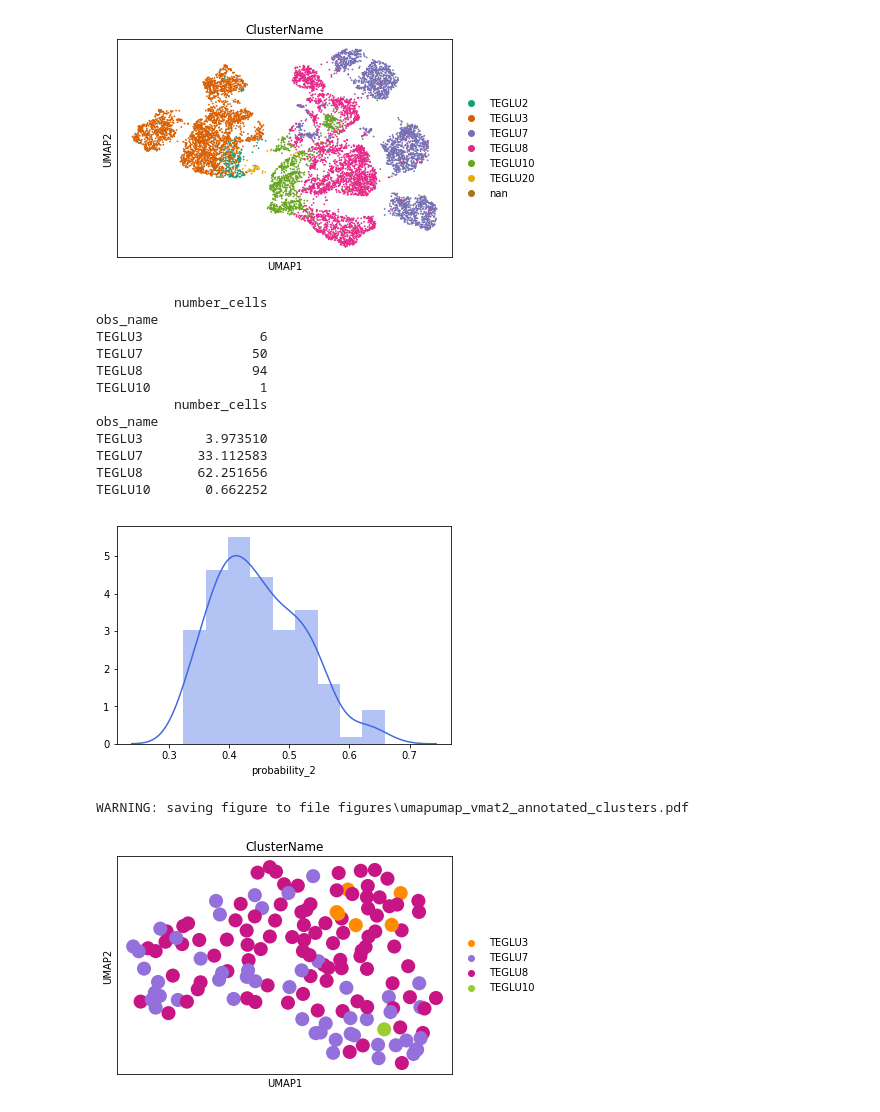
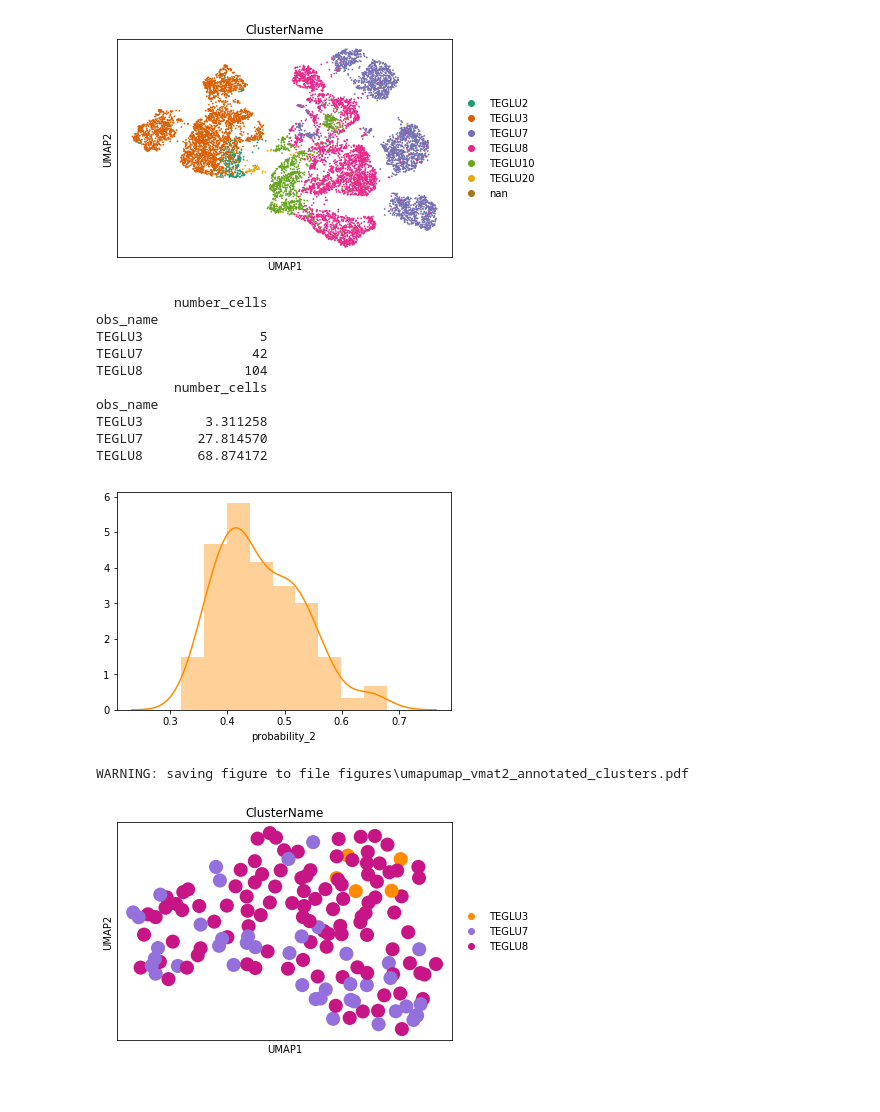
Before and after one commit to HannahBanarne/Somatosensory-cortical-Vmat2-analysis, a Jupyter notebook: Vmat2 cortical analysis.ipynb, the cells around one changed output. Saved outputs shown, nothing was run; the diff lists cells and outputs as text; code cells hidden in the pictures.

```diff
--- a/Vmat2 cortical analysis.ipynb
+++ b/Vmat2 cortical analysis.ipynb
@@ -740,0 +721,4 @@ WARNING: saving figure to file figures\umapumap_zeisel_Vmat2_procc.pdf
+# %%
+adata_corr = (sc.external.pp.mnn_correct(adata_z_s[:, joined_HVG], adata_w_s[:, joined_HVG], batch_categories = ['Zeisel', 'Vmat2-Cre'],
+                                         do_concatenate= True))[0]
+adata_corr
@@ -898,27 +1022,25 @@ print((calc_Vmat_cluster/len(adata_w.obs_names))*100)
 # %% [output]
           number_cells
 obs_name
-TEGLU3               6
-TEGLU7              50
-TEGLU8              94
-TEGLU10              1
+TEGLU3               5
+TEGLU7              42
+TEGLU8             104
           number_cells
 obs_name
-TEGLU3        3.973510
-TEGLU7       33.112583
-TEGLU8       62.251656
-TEGLU10       0.662252
+TEGLU3        3.311258
+TEGLU7       27.814570
+TEGLU8       68.874172
 # %%
-distplot_prob_cluster = sns.distplot(adata_corr_vmat2_2.obs['probability_2'])
+distplot_prob_cluster = sns.distplot(adata_corr_vmat2_2.obs['probability_2'],kde = True, norm_hist= True)
 plt.show()
 fig_cluster = distplot_prob_cluster.get_figure()
 fig_cluster.savefig('distplot_prob_cluster.pdf')
 # %% [output]
-[figure, old version]
+[figure, new version]
 # %%
 colors_clu = ['darkorange', 'mediumpurple', 'mediumvioletred', 'yellowgreen']
 sns.set_palette(sns.color_palette(colors_clu))
 sc.pl.umap(adata_w, color='ClusterName', palette= colors_clu, save = 'umap_vmat2_annotated_clusters.pdf')
 # %% [output]
 WARNING: saving figure to file figures\umapumap_vmat2_annotated_clusters.pdf
-[figure, old version]
+[figure, new version]
```
Also changed, not shown: parts of 112 cells of this notebook, 1 other file.
